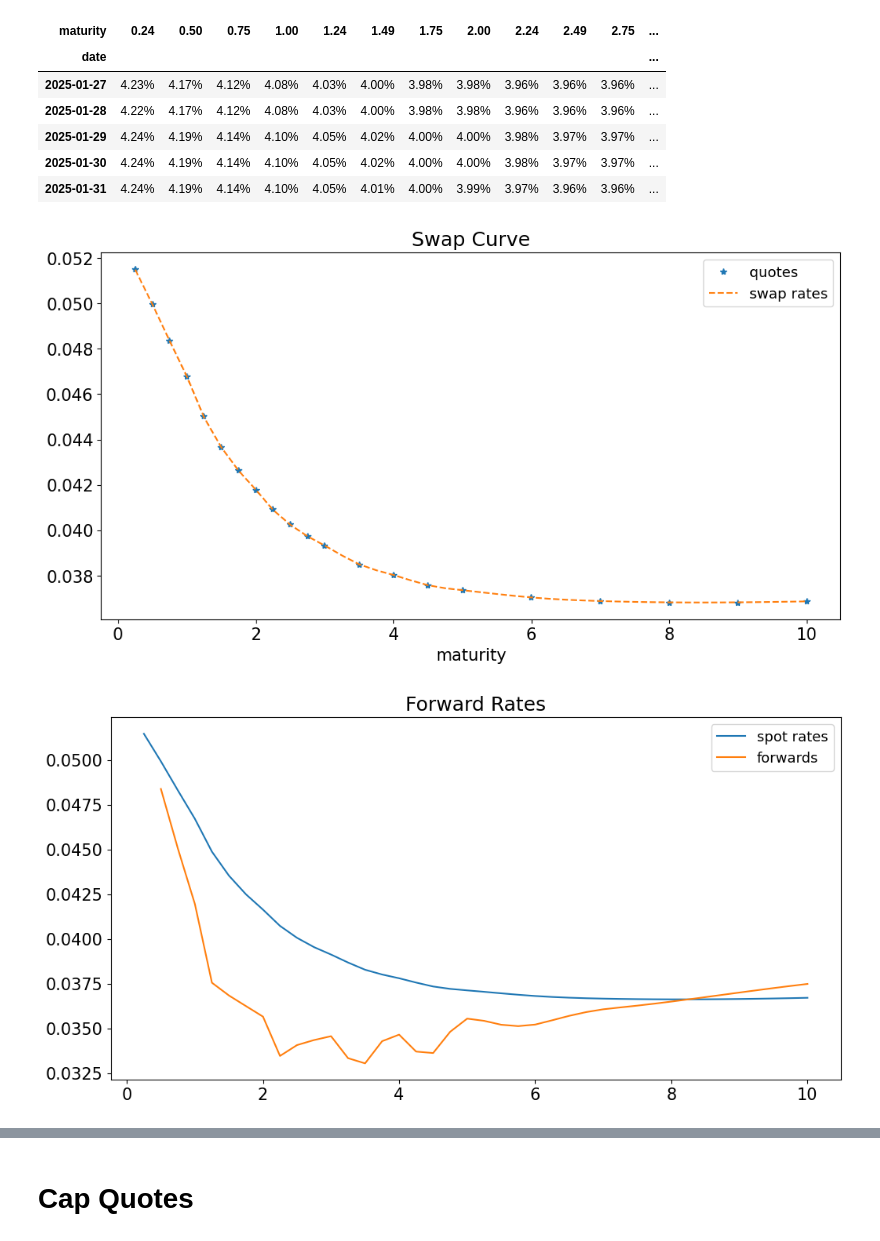
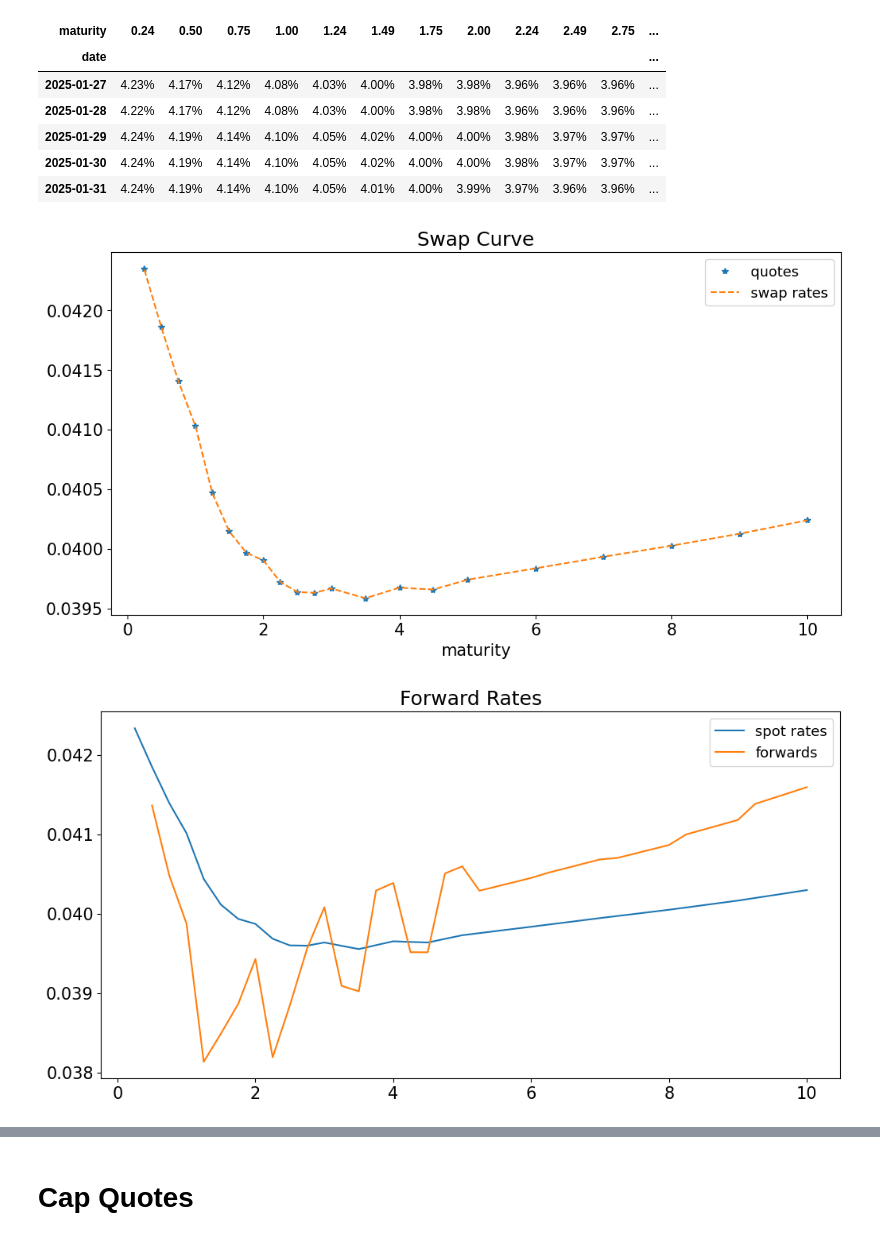
Before and after one commit to vinnyyx/finm-fiderivs-2025, a Jupyter notebook: build_data/Process Cap Quotes.ipynb, the cells around one changed output, grey strips where cells are left out. Saved outputs shown, nothing was run; the diff lists cells and outputs as text; code cells hidden in the pictures.

```diff
--- a/build_data/Process Cap Quotes.ipynb
+++ b/build_data/Process Cap Quotes.ipynb
@@ -89,7 +94,7 @@ SOFR swaps are listed as annual frequency.
 For convenience of our `freqcap` grid, convert this compounding.
 # %%
 sofrdata = sofrdata_raw.copy()
-sofrdata = compound_rate(sofrdata,BB_COMPOUND,freqcap)
+sofrdata = compound_rate(sofrdata,BB_COMPOUND,freqcurve)
 sofrdata.tail().style.format('{:.2%}').format_index('{:%Y-%m-%d}',axis=0).format_index('{:.2f}',axis=1)
 # %% [output]
 | maturity | 0.24 | 0.50 | 0.75 | 1.00 | 1.24 | 1.49 | 1.75 | 2.00 | 2.24 | 2.49 | 2.75 | ... |
@@ -99,23 +104,32 @@ sofrdata.tail().style.format('{:.2%}').format_index('{:%Y-%m-%d}',axis=0).format
 | 2025-01-29 | 4.24% | 4.19% | 4.14% | 4.10% | 4.05% | 4.02% | 4.00% | 4.00% | 3.98% | 3.97% | 3.97% | ... |
 | 2025-01-30 | 4.24% | 4.19% | 4.14% | 4.10% | 4.05% | 4.02% | 4.00% | 4.00% | 3.98% | 3.97% | 3.97% | ... |
 | 2025-01-31 | 4.24% | 4.19% | 4.14% | 4.10% | 4.05% | 4.01% | 4.00% | 3.99% | 3.97% | 3.96% | 3.96% | ... |
+# %%
+T = np.ceil(sofrdata.columns[-1])
+# %%
+dt = np.round(1 / freqcurve,ROUND)
+new_index = np.arange(dt, T+dt, dt)
+
+sofrcurves_cap = pd.DataFrame(index=new_index, columns=['swap rates'])
+interp_func = interp1d(sofrdata.columns, sofrdata.loc[DATE].T, kind='linear',fill_value='extrapolate', bounds_error=False)
+sofrcurves_cap['swap rates'] = interp_func(new_index)
 # %%
-sofrcurves = interp_curves(sofrdata, dt = 1/freqcap, date=DATE, interp_method='cubicspline').rename(columns={'interp':'swap rates'})
+# sofrcurves_cap = interp_curves(sofrdata, dt = 1/freqcurve, date=DATE, interp_method='linear').rename(columns={'interp':'swap rates'})
 sofrquotes = sofrdata.loc[DATE,:].rename('quotes')
 
 ### Plot the Curve
 fig, ax = plt.subplots()
 sofrquotes.plot.line(ax=ax, linestyle='None',marker='*')
-sofrcurves['swap rates'].plot.line(ax=ax, linestyle='--',marker='')
+sofrcurves_cap['swap rates'].plot.line(ax=ax, linestyle='--',marker='')
 plt.legend();
 plt.title('Swap Curve');
 # %% [output]
-[figure, old version]
+[figure, new version]
 # %%
-sofrcurves['spot rates'] = bootstrap_discounts_clean(sofrcurves[['swap rates']],compounding=freqcap,key='swap rates')
+sofrcurves_cap['spot rates'] = bootstrap_discounts_clean(sofrcurves_cap[['swap rates']],compounding=freqcurve,key='swap rates')
 # %%
-sofrcurves['discounts'] = ratecurve_to_discountcurve(sofrcurves['spot rates'],n_compound=freqcap)
-sofrcurves['forwards'] = ratecurve_to_forwardcurve(sofrcurves['spot rates'],n_compound=freqcap)
-sofrcurves[['spot rates','forwards']].plot(title='Forward Rates');
+sofrcurves_cap['discounts'] = ratecurve_to_discountcurve(sofrcurves_cap['spot rates'],n_compound=freqcurve)
+sofrcurves_cap['forwards'] = ratecurve_to_forwardcurve(sofrcurves_cap['spot rates'],n_compound=freqcurve)
+sofrcurves_cap[['spot rates','forwards']].plot(title='Forward Rates');
 # %% [output]
-[figure, old version]
+[figure, new version]
```
Also changed, not shown: parts of 12 cells of this notebook, 8 other files.
